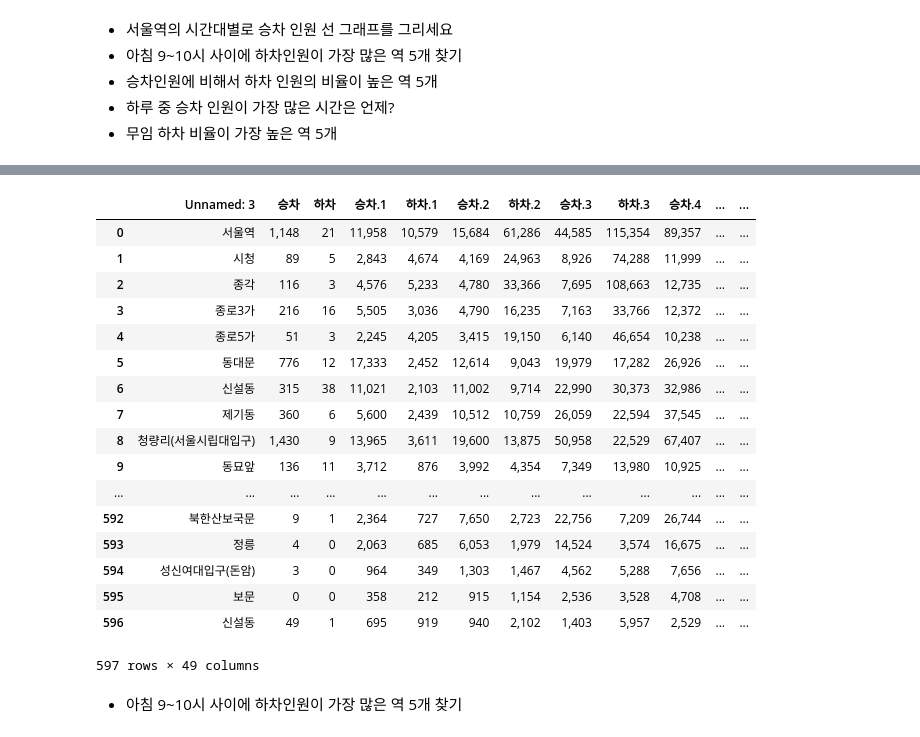
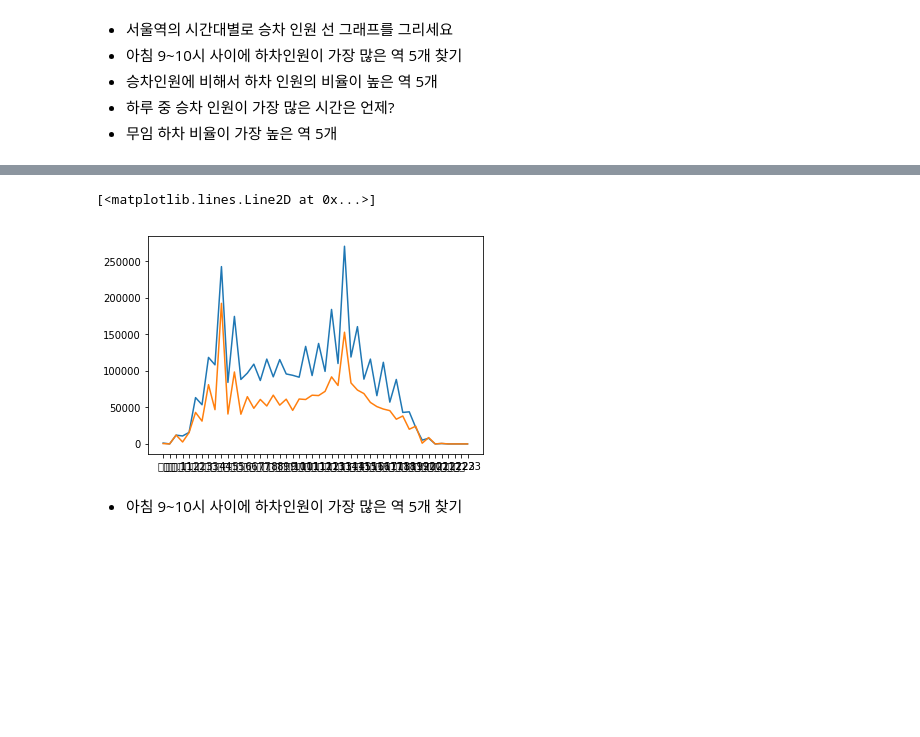
Before and after one commit to hwangryang/python, a Jupyter notebook: Untitled14.ipynb, the cells around one changed output, grey strips where cells are left out. Cells and saved outputs as stored; diff of their text form; code cells hidden in the pictures; blank space fills up the shorter version.

```diff
--- a/Untitled14.ipynb
+++ b/Untitled14.ipynb
@@ -58,22 +22 @@ data
 data = df.iloc[:, 3:-1]
-# %%
-data
-# %% [output]
-|  | Unnamed: 3 | 승차 | 하차 | 승차.1 | 하차.1 | 승차.2 | 하차.2 | 승차.3 | 하차.3 | 승차.4 | ... | ... |
-| 0 | 서울역 | 1,148 | 21 | 11,958 | 10,579 | 15,684 | 61,286 | 44,585 | 115,354 | 89,357 | ... | ... |
-| 1 | 시청 | 89 | 5 | 2,843 | 4,674 | 4,169 | 24,963 | 8,926 | 74,288 | 11,999 | ... | ... |
-| 2 | 종각 | 116 | 3 | 4,576 | 5,233 | 4,780 | 33,366 | 7,695 | 108,663 | 12,735 | ... | ... |
-| 3 | 종로3가 | 216 | 16 | 5,505 | 3,036 | 4,790 | 16,235 | 7,163 | 33,766 | 12,372 | ... | ... |
-| 4 | 종로5가 | 51 | 3 | 2,245 | 4,205 | 3,415 | 19,150 | 6,140 | 46,654 | 10,238 | ... | ... |
-| 5 | 동대문 | 776 | 12 | 17,333 | 2,452 | 12,614 | 9,043 | 19,979 | 17,282 | 26,926 | ... | ... |
-| 6 | 신설동 | 315 | 38 | 11,021 | 2,103 | 11,002 | 9,714 | 22,990 | 30,373 | 32,986 | ... | ... |
-| 7 | 제기동 | 360 | 6 | 5,600 | 2,439 | 10,512 | 10,759 | 26,059 | 22,594 | 37,545 | ... | ... |
-| 8 | 청량리(서울시립대입구) | 1,430 | 9 | 13,965 | 3,611 | 19,600 | 13,875 | 50,958 | 22,529 | 67,407 | ... | ... |
-| 9 | 동묘앞 | 136 | 11 | 3,712 | 876 | 3,992 | 4,354 | 7,349 | 13,980 | 10,925 | ... | ... |
-| ... | ... | ... | ... | ... | ... | ... | ... | ... | ... | ... | ... | ... |
-| 592 | 북한산보국문 | 9 | 1 | 2,364 | 727 | 7,650 | 2,723 | 22,756 | 7,209 | 26,744 | ... | ... |
-| 593 | 정릉 | 4 | 0 | 2,063 | 685 | 6,053 | 1,979 | 14,524 | 3,574 | 16,675 | ... | ... |
-| 594 | 성신여대입구(돈암) | 3 | 0 | 964 | 349 | 1,303 | 1,467 | 4,562 | 5,288 | 7,656 | ... | ... |
-| 595 | 보문 | 0 | 0 | 358 | 212 | 915 | 1,154 | 2,536 | 3,528 | 4,708 | ... | ... |
-| 596 | 신설동 | 49 | 1 | 695 | 919 | 940 | 2,102 | 1,403 | 5,957 | 2,529 | ... | ... |
-597 rows × 49 columns
@@ -80,3 +29,11 @@ data
+# %%
+#서울역이 여러개다 더하자
+seoul = data.loc['서울역']
+plt.plot(np.sum(seoul[::2], axis=0)) #짝수 : 승차
+plt.plot(np.sum(seoul[1::2], axis=0)) #홀수 : 하차
+# %% [output]
+[<matplotlib.lines.Line2D at 0x...>]
+[figure, added]
 # %% [markdown]
 - 아침 9~10시 사이에 하차인원이 가장 많은 역 5개 찾기
 # %%
```
Also changed, not shown: parts of 17 cells of this notebook.
